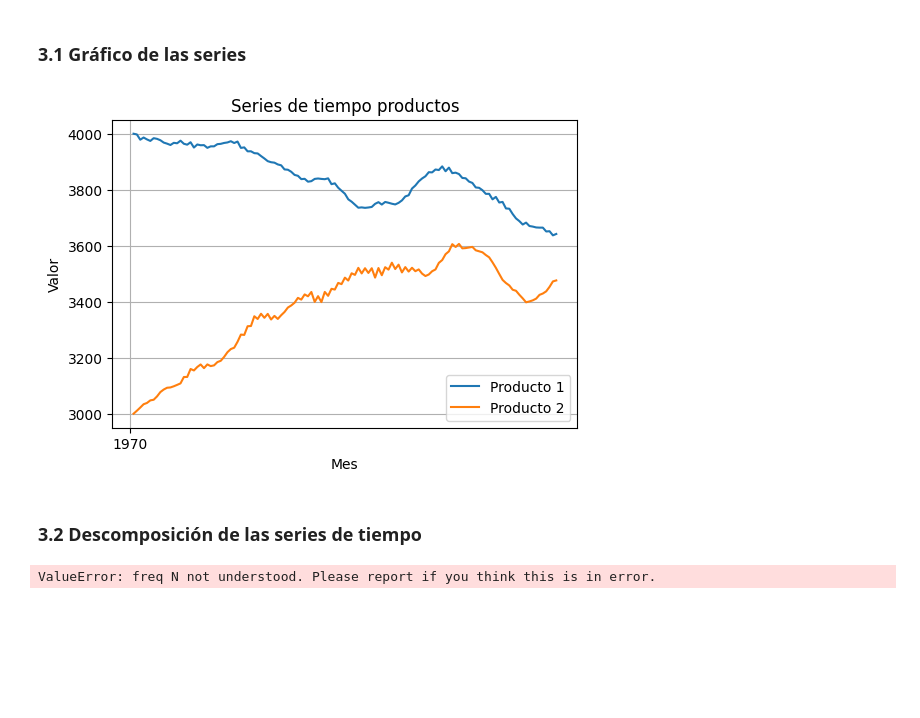
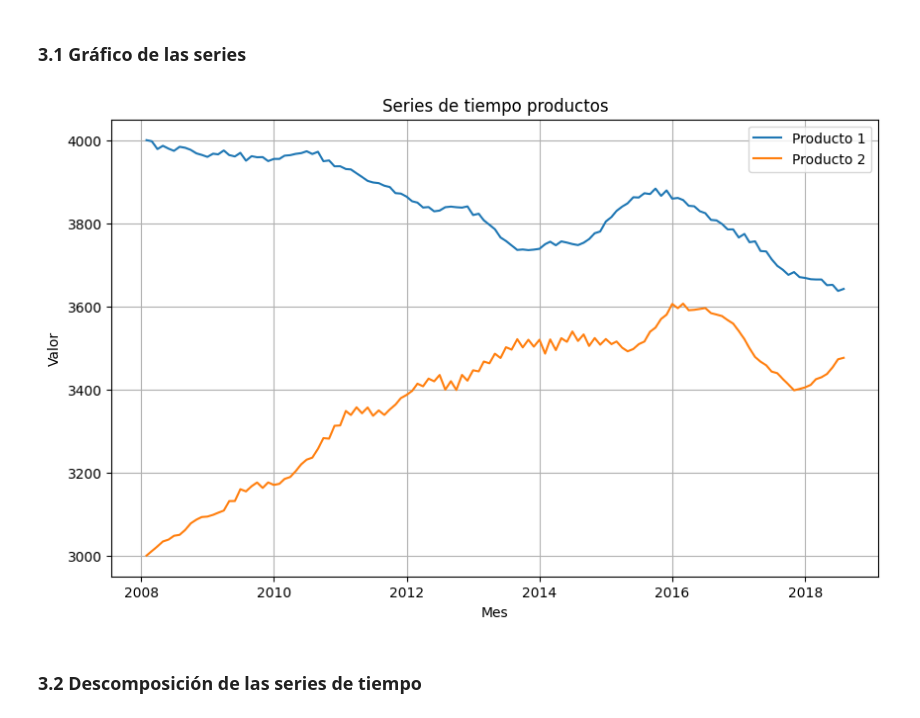
Before and after one commit to maryyuliana/FUNDAMENTOS_DE_ANALITICA_II, a Jupyter notebook: ExamenPracticoSeriesDeTiempo.ipynb, the cells around one changed output. Cells and saved outputs as stored; diff of their text form; code cells hidden in the pictures; blank space fills up the shorter version.

```diff
--- a/ExamenPracticoSeriesDeTiempo.ipynb
+++ b/ExamenPracticoSeriesDeTiempo.ipynb
@@ -20,7 +36,6 @@ from statsmodels.tsa.seasonal import seasonal_decompose
 ## 2 Cargar de datos
 # %%
 url ="https://raw.githubusercontent.com/maryyuliana/FUNDAMENTOS_DE_ANALITICA_II/master/Examen.csv"
-df = pd.read_csv(url, delimiter=',')
-df = df.rename(columns={"Unnamed: 0": "Mes"})
+df = pd.read_csv(url, delimiter=',', index_col= 'Unnamed: 0', )
 df
 # %% [output]
@@ -39,0 +55,5 @@ df
+# %%
+df.index = pd.date_range(start='1/1/2008', periods=len(df), freq='M')
+
+# Imprimir el DataFrame con el nuevo índice
+print(df)
@@ -42,45 +77,22 @@ df
 # %% [markdown]
 ### 3.1 Gráfico de las series
 # %%
-df['Mes'] = pd.to_datetime(df['Mes'])
 
 # Graficar las dos series de tiempo
-plt.figure(figsize=(6, 4))  # Definir tamaño de la figura
-plt.plot(df['Mes'], df['producto1'], label='Producto 1')
-plt.plot(df['Mes'], df['producto2'], label='Producto 2')
+plt.figure(figsize=(10, 6))  # Definir tamaño de la figura
+plt.plot(df.index, df['producto1'], label='Producto 1')
+plt.plot(df.index, df['producto2'], label='Producto 2')
 
 # Añadir etiquetas y título
 plt.xlabel('Mes')
 plt.ylabel('Valor')
 plt.title('Series de tiempo productos')
 plt.grid(True)  # Agregar cuadrícula
 plt.legend()  # Mostrar leyenda
 
 # Mostrar la gráfica
 plt.show()
 # %% [output]
-[figure, old version]
+[figure, new version]
 # %% [markdown]
 ### 3.2 Descomposición de las series de tiempo
-# %%
-
-
-# Convertir la columna 'Mes' en tipo datetime
-df['Mes'] = pd.to_datetime(df['Mes'])
-
-# Establecer la columna 'Mes' como índice
-df.set_index('Mes', inplace=True)
-
-# Calcular la frecuencia de los datos
-freq = pd.infer_freq(df.index)
-
-# Realizar la descomposición estacional con la frecuencia calculada
-td_componentes = seasonal_decompose(df['producto1'], model="additive")
-
-# Graficar los componentes
-fig = td_componentes.plot()
-fig.set_size_inches((16, 9))
-fig.tight_layout()
-plt.show()
-# %% [output]
-ValueError: freq N not understood. Please report if you think this is in error.
```
Also changed, not shown: parts of 72 cells of this notebook.
